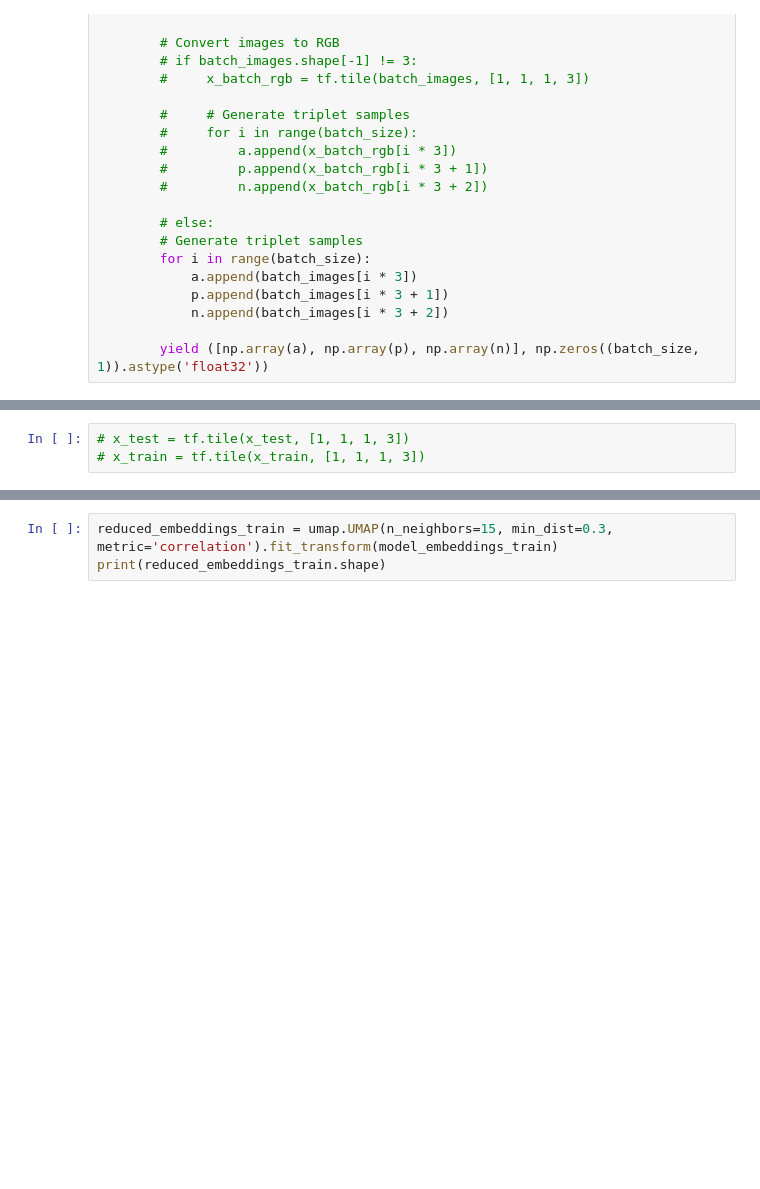
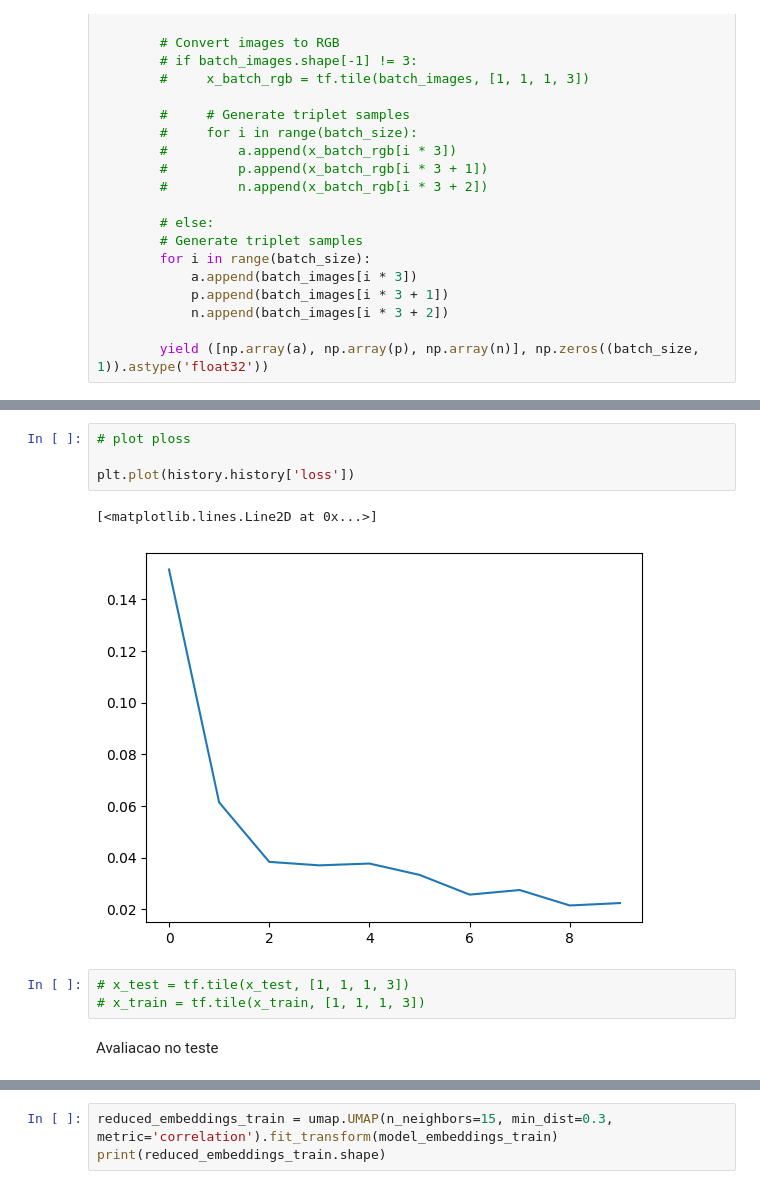
Before and after one commit to levyvix/tccer, a Jupyter notebook: passing.ipynb, the cells around one changed output, grey strips where cells are left out. Cells and saved outputs as stored; diff of their text form; blank space fills up the shorter version.

```diff
--- a/passing.ipynb
+++ b/passing.ipynb
@@ -290,6 +257,15 @@ Epoch 10/10
+# %%
+# plot ploss
+
+plt.plot(history.history['loss'])
+# %% [output]
+[<matplotlib.lines.Line2D at 0x...>]
+[figure, added]
 # %%
 # x_test = tf.tile(x_test, [1, 1, 1, 3])
 # x_train = tf.tile(x_train, [1, 1, 1, 3])
+# %% [markdown]
+Avaliacao no teste
 # %%
 
 model_embeddings_train = triplet_model.layers[3].predict(x_train)
```
Also changed, not shown: parts of 70 cells of this notebook, 4 other files.
